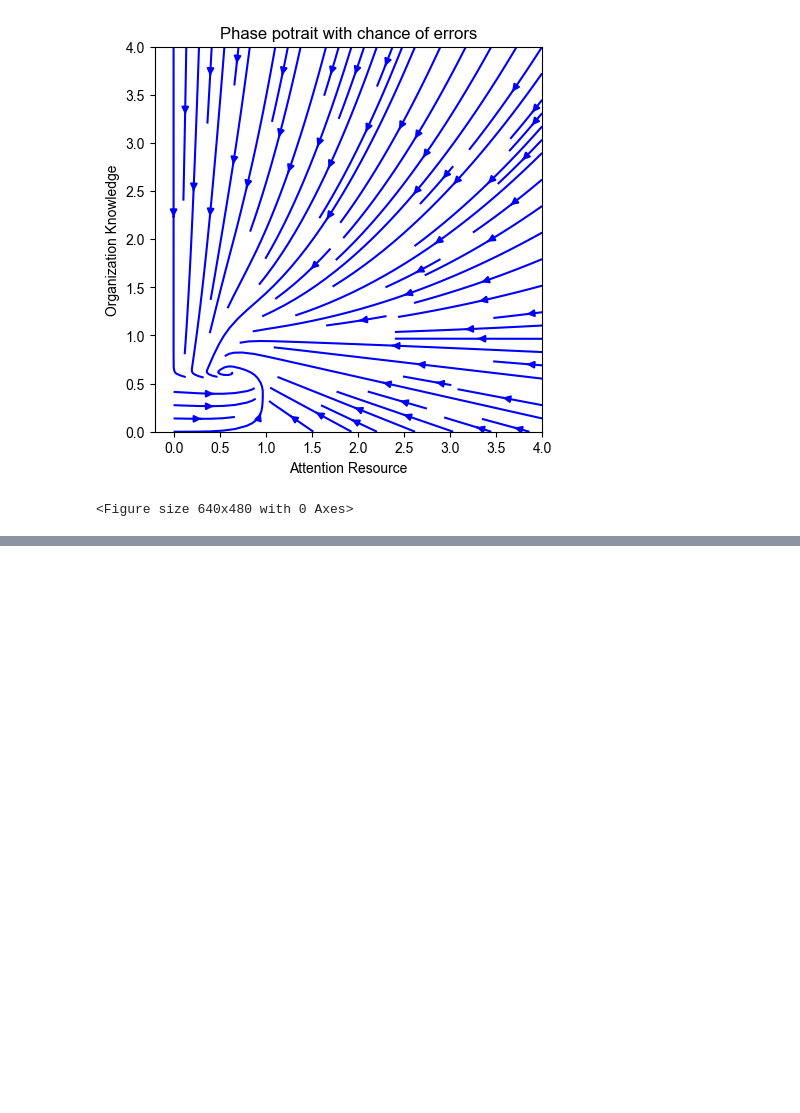
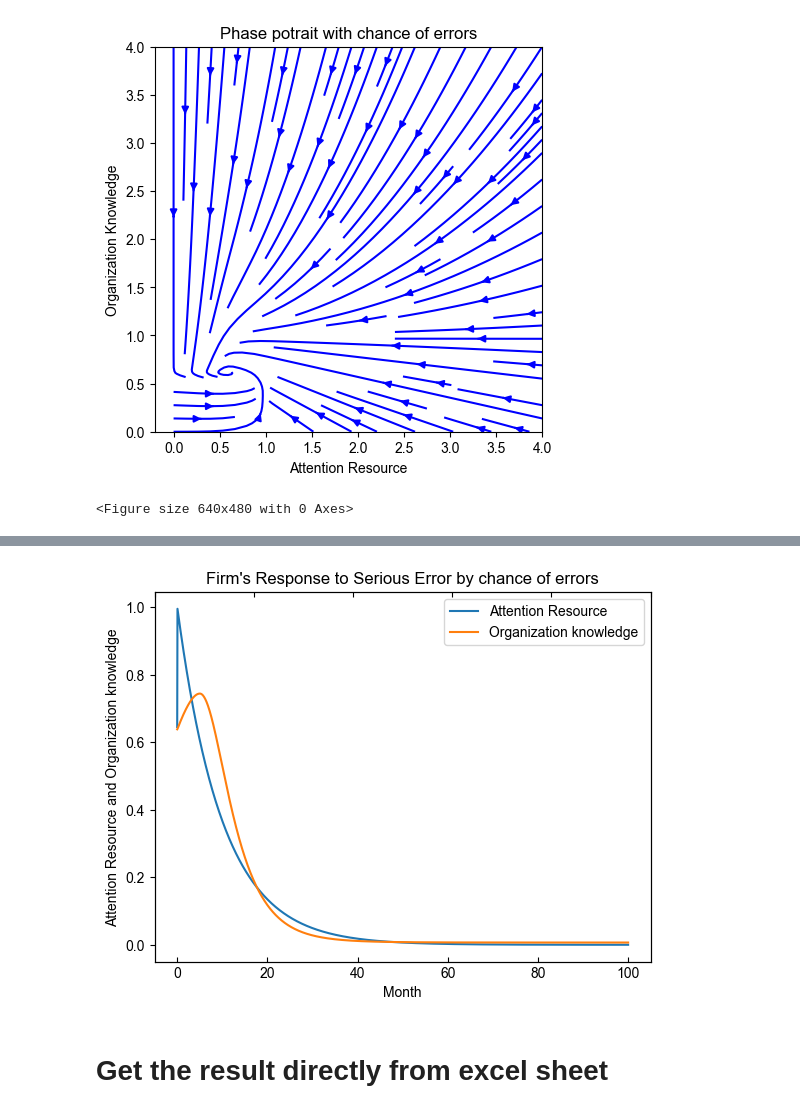
Before and after one commit to georgia-max/OrganizationOscillation, a Jupyter notebook: src/Safety_focus_v8(Exp)_result.ipynb, the cells around one changed output, grey strips where cells are left out. Saved outputs shown, nothing was run; the diff lists cells and outputs as text; code cells hidden in the pictures; blank space fills up the shorter version.

```diff
--- a/src/Safety_focus_v8(Exp)_result.ipynb
+++ b/src/Safety_focus_v8(Exp)_result.ipynb
@@ -478,0 +540,31 @@ plt.savefig('Images/Streamplot_case2.png')
+# %%
+plt.rc('font', family='Arial')
+fig, ax = plt.subplots()
+noise_1['Attention Resource'].plot(ax = ax)
+noise_1['Organization knowledge'].plot(ax = ax)
+
+# ax2 = ax.twinx()
+# ax2.set_ylim([0, 0.1])
+# my_run['Chance of Errors'].plot(ax=ax2, color='green')
+
+
+plt.title("Firm's Response to Serious Error by chance of errors")
+plt.ylabel("Attention Resource and Organization knowledge")
+plt.legend()
+plt.xlabel("Month")
+
+
+ax.xaxis.tick_top() # This moves the x-axis labels to the top
+ax.tick_params(axis='x', direction='in') # This moves the x-axis ticks inside the graph
+
+ax2 = ax.twiny() # This creates a new set of axes with the same y-axis
+ax2.xaxis.tick_top() # This moves the new x-axis labels to the top
+ax2.set_xticklabels([]) # This removes the new x-axis labels
+ax2.tick_params(axis='x', direction='in') # This moves the x-axis ticks inside the graph
+
+# plt.grid()
+plt.show()
+# %% [output]
+[figure, added]
+# %% [markdown]
+# Get the result directly from excel sheet
```
Also changed, not shown: parts of 31 cells of this notebook, 22 other files.
